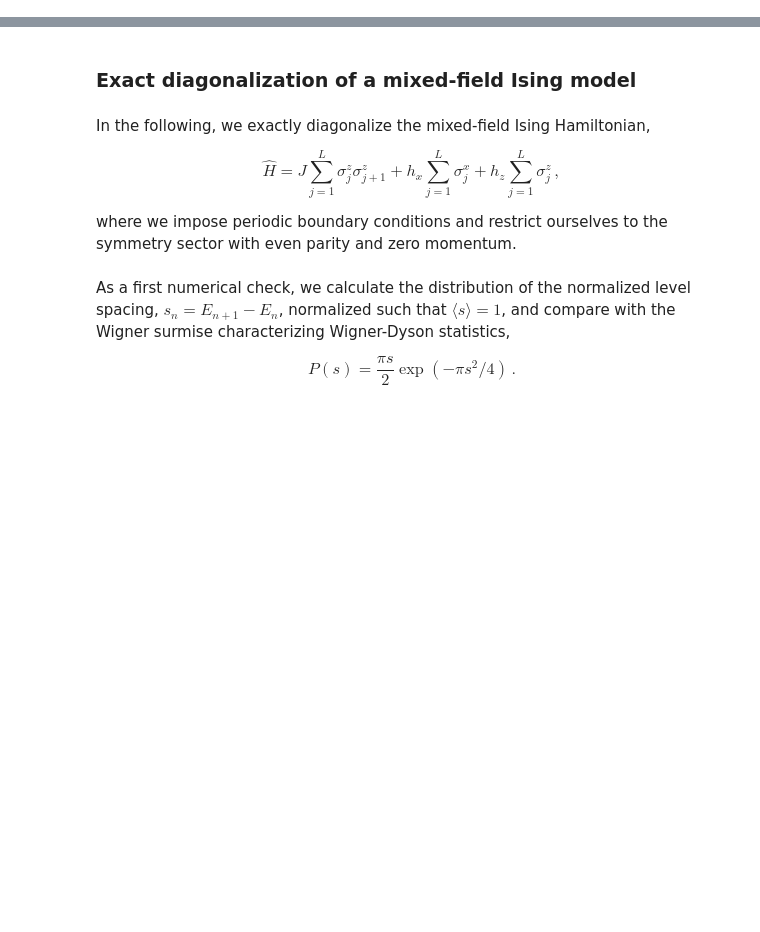
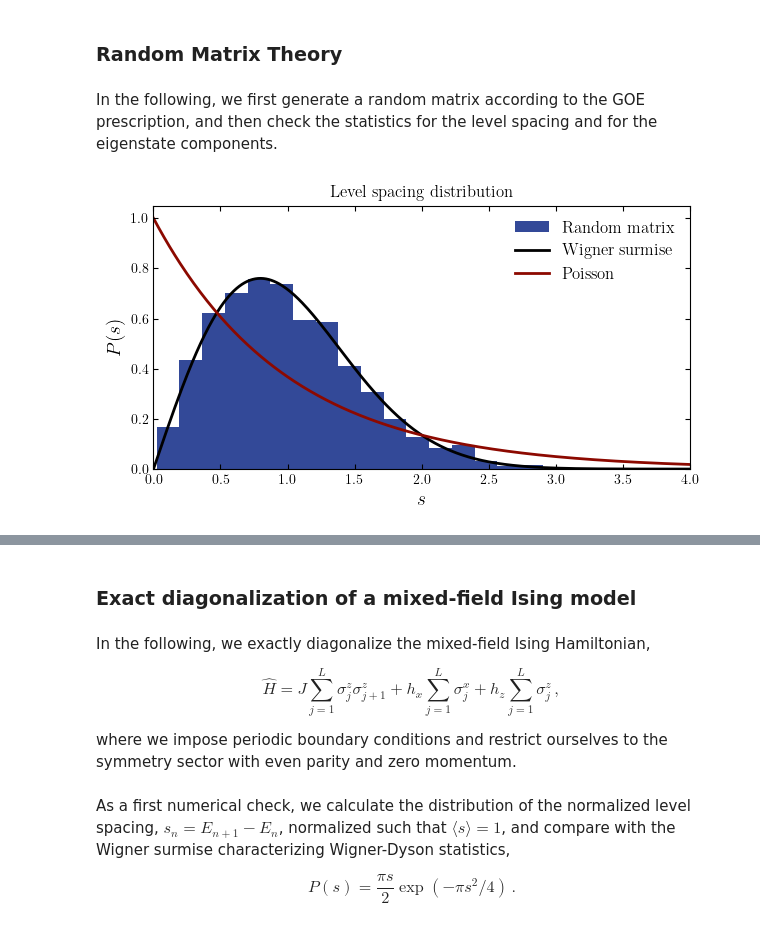
Before and after one commit to mgbukov/MBQD, a Jupyter notebook: notebooks/Random Matrix Theory and ETH.ipynb, the cells around one changed output, grey strips where cells are left out. Cells and saved outputs as stored; diff of their text form; code cells hidden in the pictures; blank space fills up the shorter version.

```diff
--- a/notebooks/Random Matrix Theory and ETH.ipynb
+++ b/notebooks/Random Matrix Theory and ETH.ipynb
@@ -62,3 +31,7 @@ plt.style.use('seaborn-dark-palette')
 plt.rcParams.update(params)
 # %%
 %matplotlib inline
+# %% [markdown]
+### Random Matrix Theory
+# %% [markdown]
+In the following, we first generate a random matrix according to the GOE prescription, and then check the statistics for the level spacing and for the eigenstate components.
@@ -64,0 +52,39 @@ plt.rcParams.update(params)
+# %%
+#Calculate level spacing statistics and compare to GOE
+
+#Calculate level spacing ratio (normalizing mean level spacing ratio at different energies)
+s_n = E[1:]-E[:-1]
+
+#Divide range of s in n_s intervals and normalize level spacing within each interval
+n_s = 25
+dim_s = len(s_n)//n_s
+
+s = np.array([])
+for i in range(n_s):
+    s_sample = s_n[i*dim_s:(i+1)*dim_s]
+    s_sample = s_sample / np.average(s_sample)
+    s = np.append(s,s_sample)
+
+#Plot the level spacing statistics and the Wigner surmise
+fig,ax = plt.subplots(figsize=[6.9185, 3.4207])
+
+#Plot histogram from spectrum
+n_bins = 20
+ax.hist(s, bins = n_bins,
+        density = True,color='C0',alpha=.8,zorder=0,label=r'Random matrix')
+
+#Plot Wigner surmise and Poisson distribution
+s_GOE = np.arange(0.,5.,0.01)
+ax.plot(s_GOE,0.5*np.pi*s_GOE*np.exp(-0.25*np.pi*s_GOE**2),
+        color='k',linewidth=2,zorder=1,label=r'Wigner surmise')
+ax.plot(s_GOE,np.exp(-s_GOE),
+        color='C2',linewidth=2,zorder=1,label=r'Poisson')
+
+ax.legend()
+ax.set_title('Level spacing distribution')
+ax.set_xlim(0.,4.)
+ax.set_xlabel(r'$s$')
+ax.set_ylabel(r'$P(s)$')
+plt.show()
+# %% [output]
+[figure, added]
```
Also changed, not shown: parts of 16 cells of this notebook.
